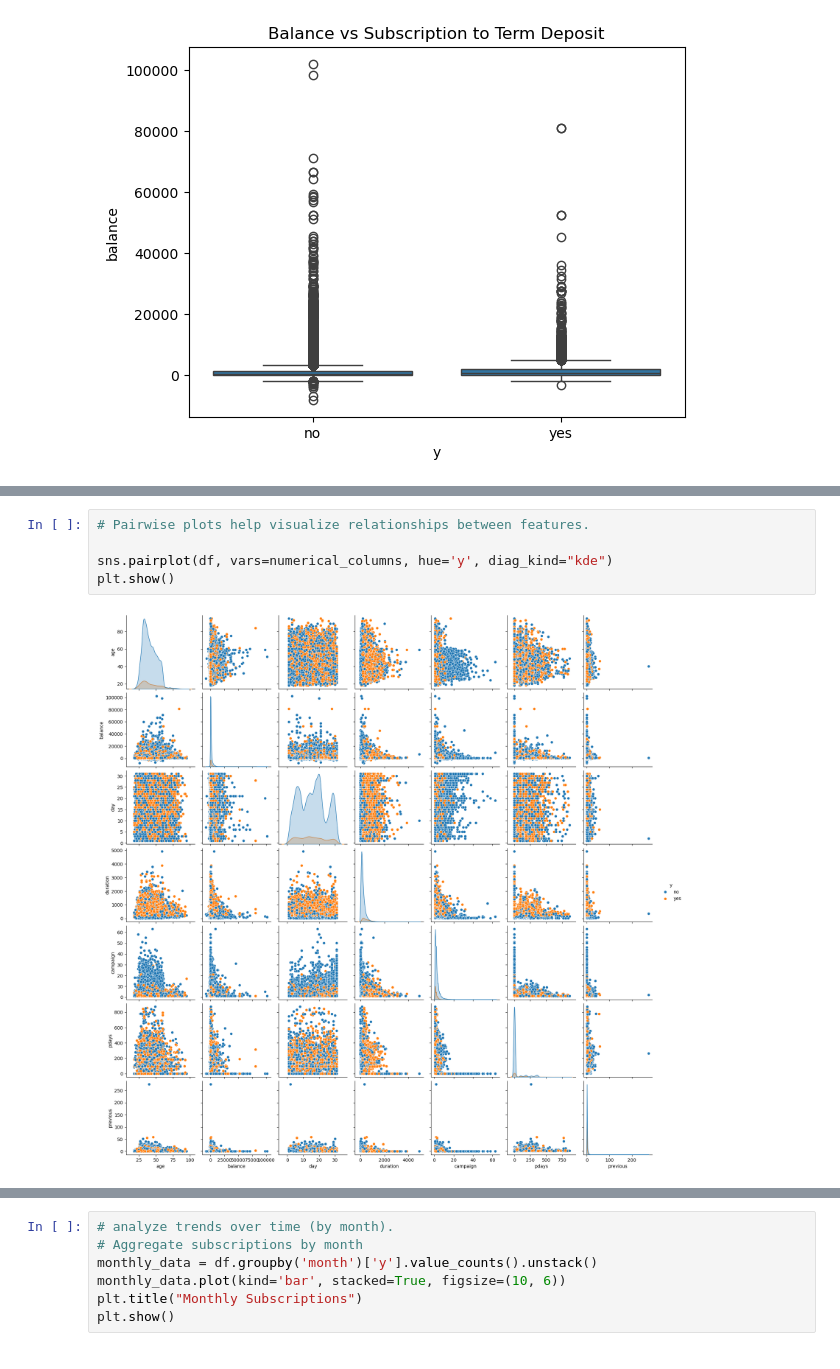
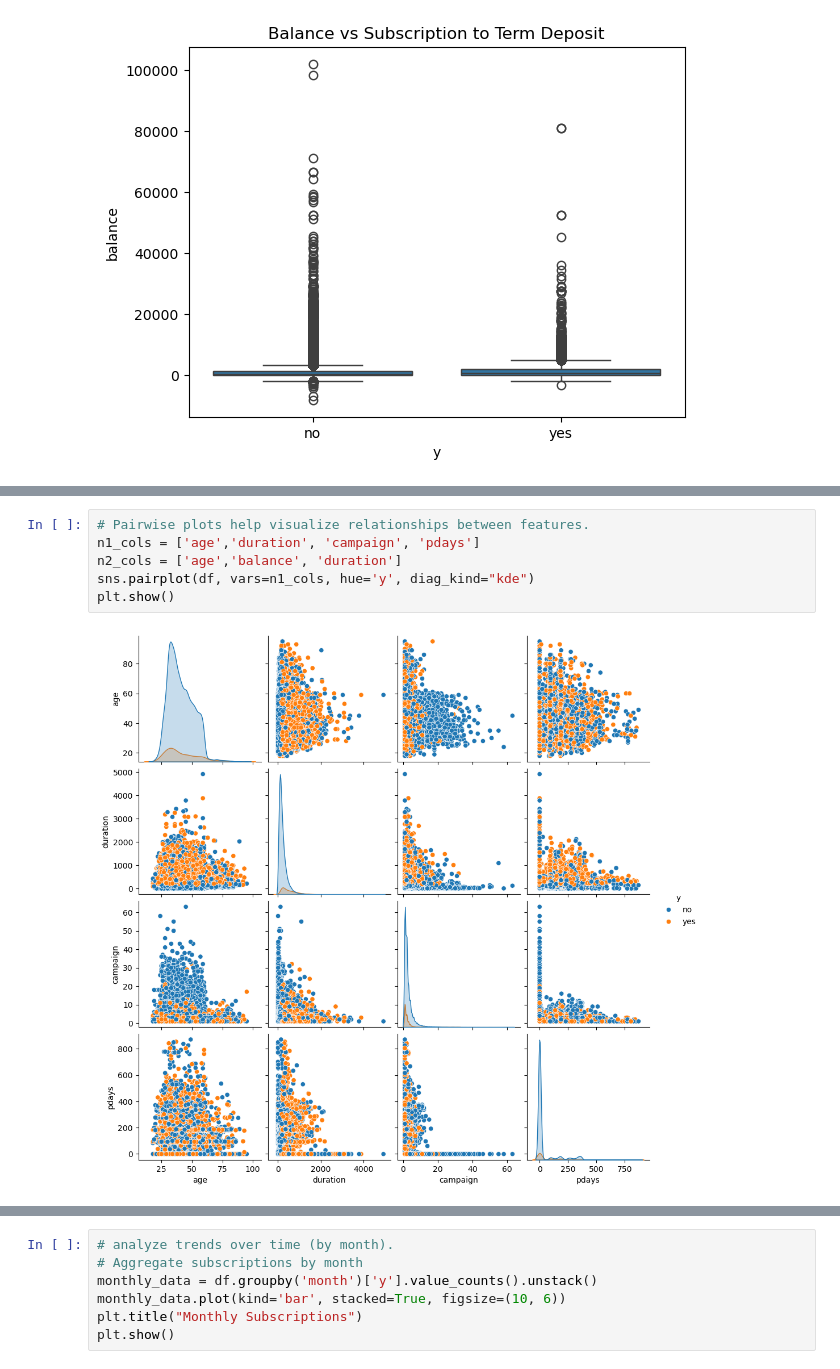
Before and after one commit to amirfarimani/DSI_Team_Project_Bank_Marketing, a Jupyter notebook: experiments/data_processing.ipynb, the cells around one changed output, grey strips where cells are left out. Cells and saved outputs as stored; diff of their text form.

```diff
--- a/experiments/data_processing.ipynb
+++ b/experiments/data_processing.ipynb
@@ -238,7 +221,8 @@ plt.show()
 # %%
 # Pairwise plots help visualize relationships between features.
-
-sns.pairplot(df, vars=numerical_columns, hue='y', diag_kind="kde")
+n1_cols = ['age','duration', 'campaign', 'pdays']
+n2_cols = ['age','balance', 'duration']
+sns.pairplot(df, vars=n1_cols, hue='y', diag_kind="kde")
 plt.show()
 # %% [output]
-[figure, old version]
+[figure, new version]
```
Also changed, not shown: parts of 34 cells of this notebook.
